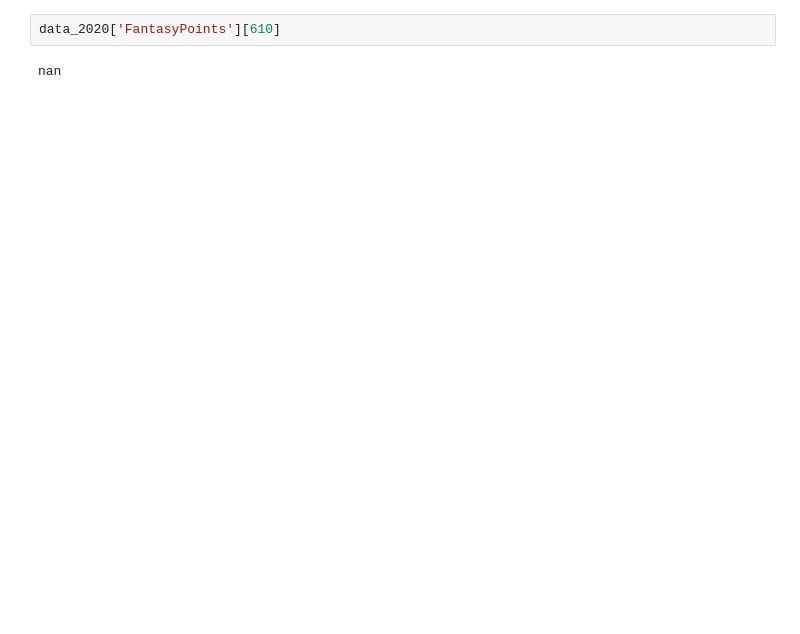
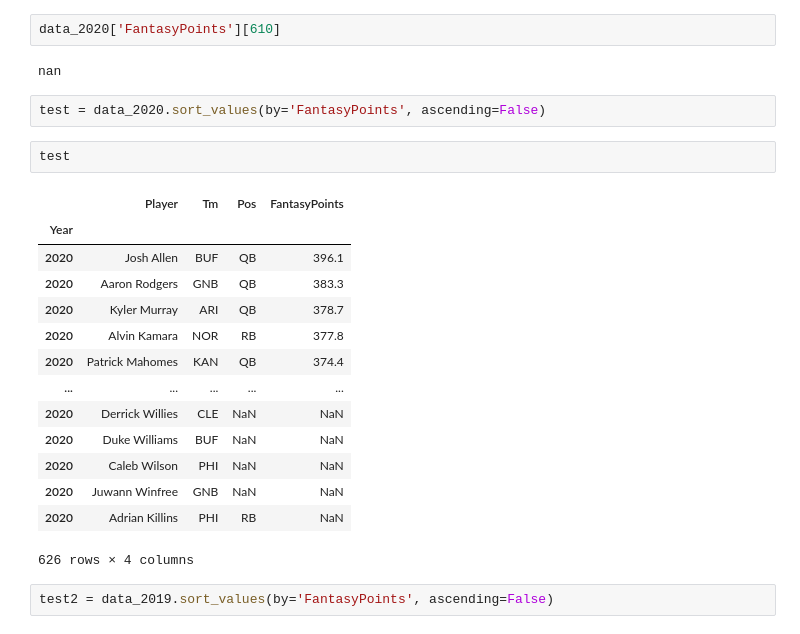
Before and after one commit to amack56/Project-1, a Jupyter notebook: Notebook/alex.ipynb, the cells around one changed output. Saved outputs shown, nothing was run; the diff lists cells and outputs as text; blank space fills up the shorter version.

```diff
--- a/Notebook/alex.ipynb
+++ b/Notebook/alex.ipynb
@@ -200,3 +200,24 @@ coor_mapbox.show()
 data_2020['FantasyPoints'][610]
 # %% [output]
 nan
+# %%
+test = data_2020.sort_values(by='FantasyPoints', ascending=False)
+# %%
+test
+# %% [output]
+|  | Player | Tm | Pos | FantasyPoints |
+| Year |  |  |  |  |
+| 2020 | Josh Allen | BUF | QB | 396.1 |
+| 2020 | Aaron Rodgers | GNB | QB | 383.3 |
+| 2020 | Kyler Murray | ARI | QB | 378.7 |
+| 2020 | Alvin Kamara | NOR | RB | 377.8 |
+| 2020 | Patrick Mahomes | KAN | QB | 374.4 |
+| ... | ... | ... | ... | ... |
+| 2020 | Derrick Willies | CLE | NaN | NaN |
+| 2020 | Duke Williams | BUF | NaN | NaN |
+| 2020 | Caleb Wilson | PHI | NaN | NaN |
+| 2020 | Juwann Winfree | GNB | NaN | NaN |
+| 2020 | Adrian Killins | PHI | RB | NaN |
+626 rows × 4 columns
+# %%
+test2 = data_2019.sort_values(by='FantasyPoints', ascending=False)
```
Also changed, not shown: parts of 7 cells of this notebook, 1 other file.
